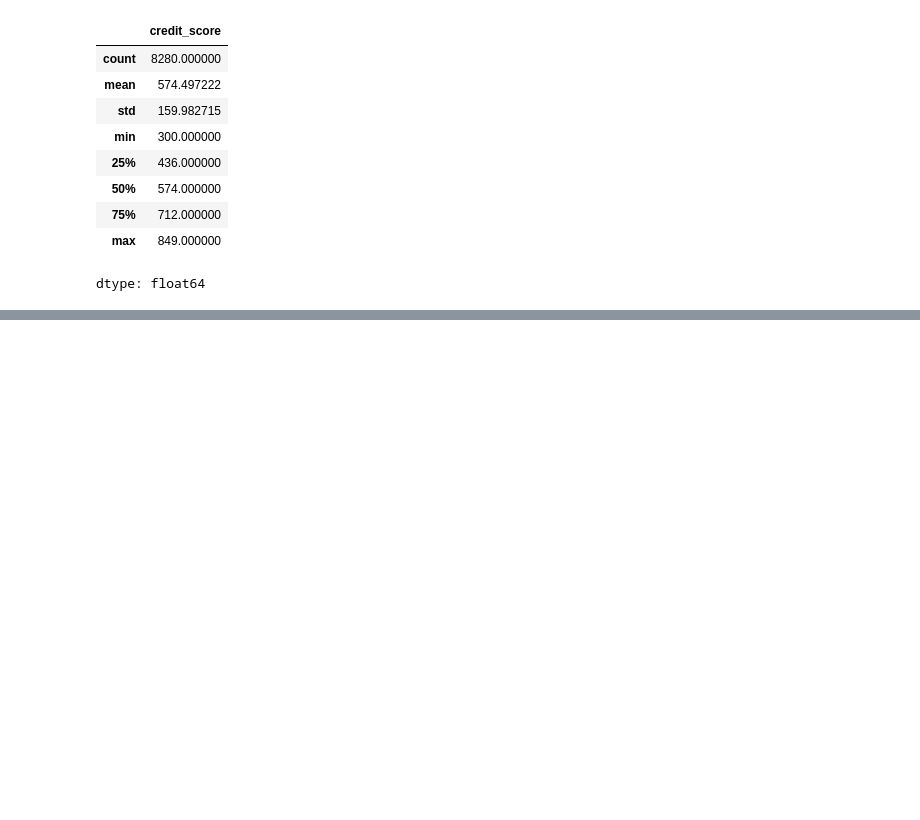
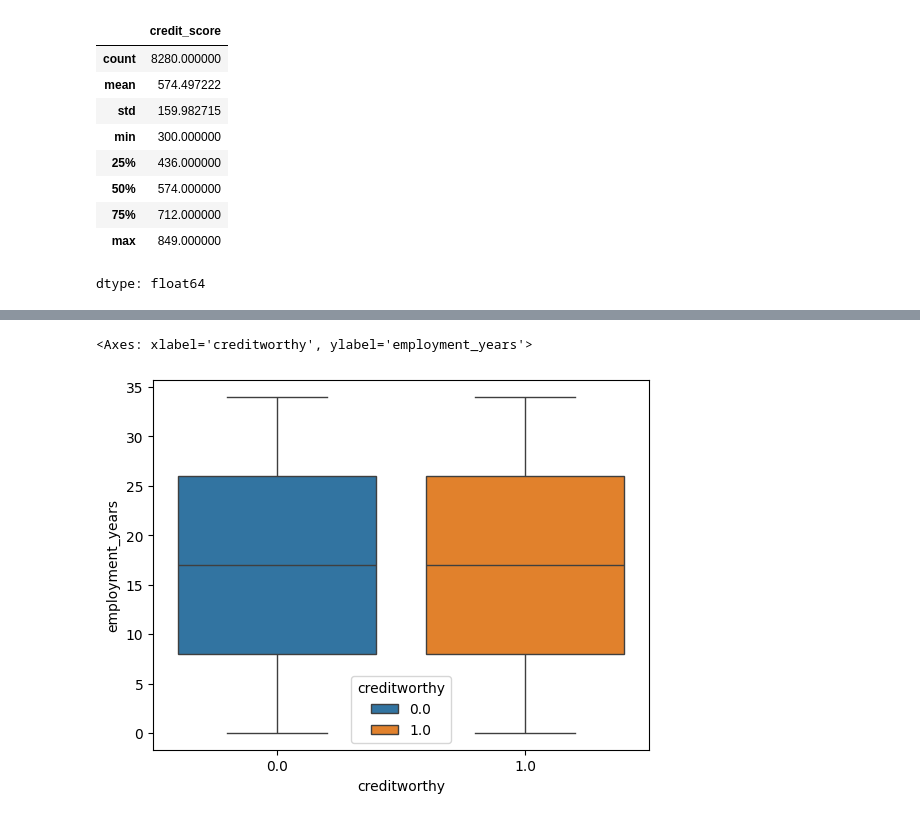
Before and after one commit to saaaaaaaaaaaaaad56/creditworthiness, a Jupyter notebook: over_view.ipynb, the cells around one changed output, grey strips where cells are left out. Cells and saved outputs as stored; diff of their text form; code cells hidden in the pictures; blank space fills up the shorter version.

```diff
--- a/over_view.ipynb
+++ b/over_view.ipynb
@@ -263,0 +291,6 @@ dtype: float64
+# %%
+sns.boxplot(x=df['creditworthy'],y=df['employment_years'],hue=df['creditworthy'])
+# means the "years_of_experience" didnot effect the worthiness that much
+# %% [output]
+<Axes: xlabel='creditworthy', ylabel='employment_years'>
+[figure, added]
```
Also changed, not shown: parts of 13 cells of this notebook, 1 other file.
